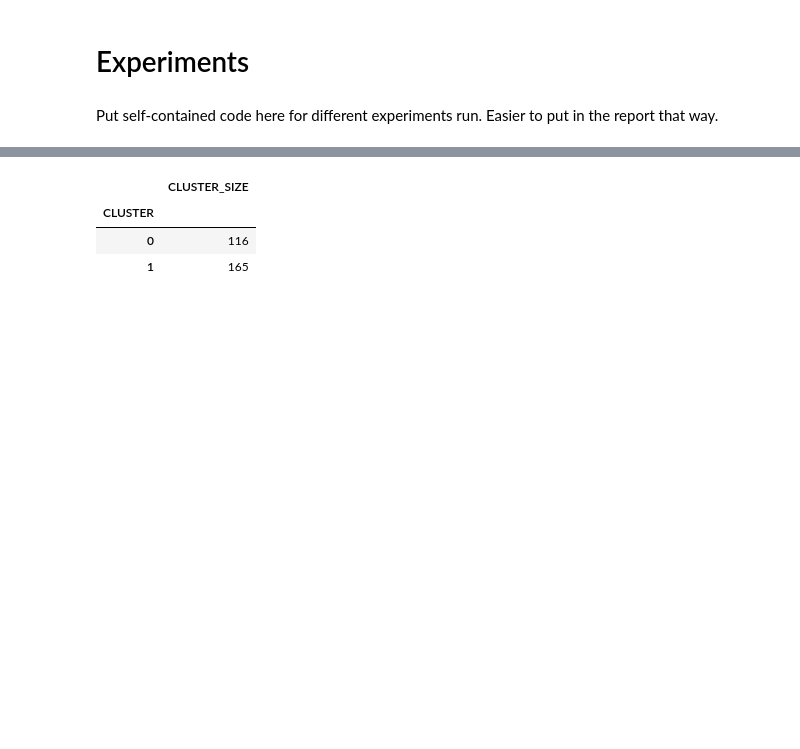
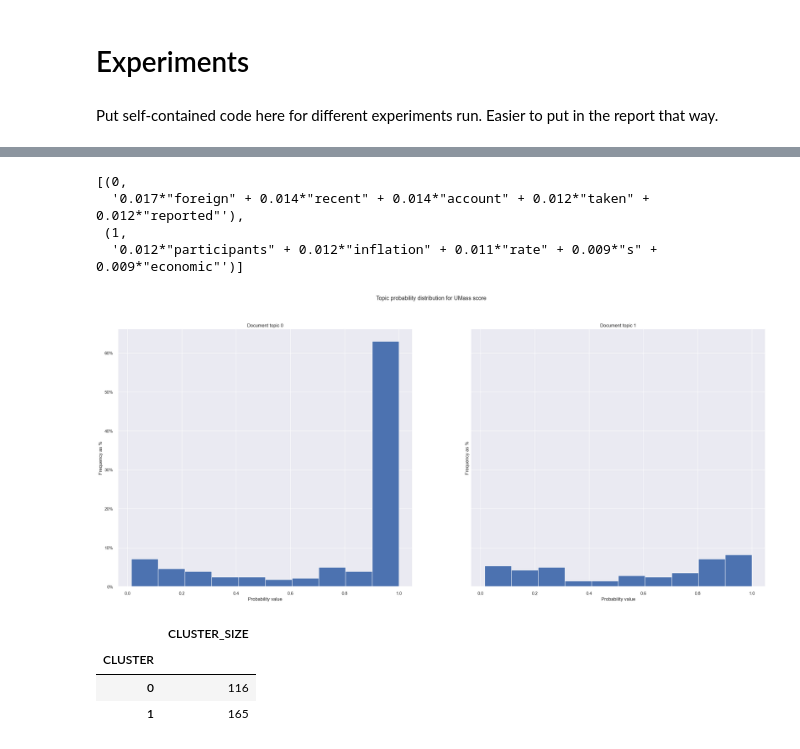
Before and after one commit to uday-31/regime-modeling-with-NLP, a Jupyter notebook: test_prajakta.ipynb, the cells around one changed output, grey strips where cells are left out. Cells and saved outputs as stored; diff of their text form; code cells hidden in the pictures; blank space fills up the shorter version.

```diff
--- a/test_prajakta.ipynb
+++ b/test_prajakta.ipynb
@@ -350,3 +379,27 @@ plt.show()
+# %%
+um_topicmod.cv_model.show_topics(num_words=5)
+# %% [output]
+[(0,
+  '0.017*"foreign" + 0.014*"recent" + 0.014*"account" + 0.012*"taken" + 0.012*"reported"'),
+ (1,
+  '0.012*"participants" + 0.012*"inflation" + 0.011*"rate" + 0.009*"s" + 0.009*"economic"')]
+# %%
+from matplotlib.ticker import PercentFormatter
+
+fig, ax = plt.subplots(1, 2, figsize=(30, 12),sharey=True, sharex=True)
+k = 0
+for j in range(2):
+        df = um_topicmod.doc_mat[:, k][um_topicmod.doc_mat[:, k].nonzero()]
+        ax[j].hist(df, weights= np.ones_like(df)/len(um_topicmod.doc_mat[:,k]))
+        ax[j].set_title("Document topic " + str(k))
+        ax[j].set_xlabel("Probability value")
+        k=k+1
+        ax[j].yaxis.set_major_formatter(PercentFormatter(1))
+        ax[j].set_ylabel("Frequency as %")
+plt.suptitle("Topic probability distribution for UMass score")
+plt.show()
+# %% [output]
+[figure, added]
 # %%
 kmeans_topic = fit_kmeans(doc_mat, dict_gensim_statements, K=2, word_cloud=False)
 # %% [output]
```
Also changed, not shown: parts of 18 cells of this notebook.
